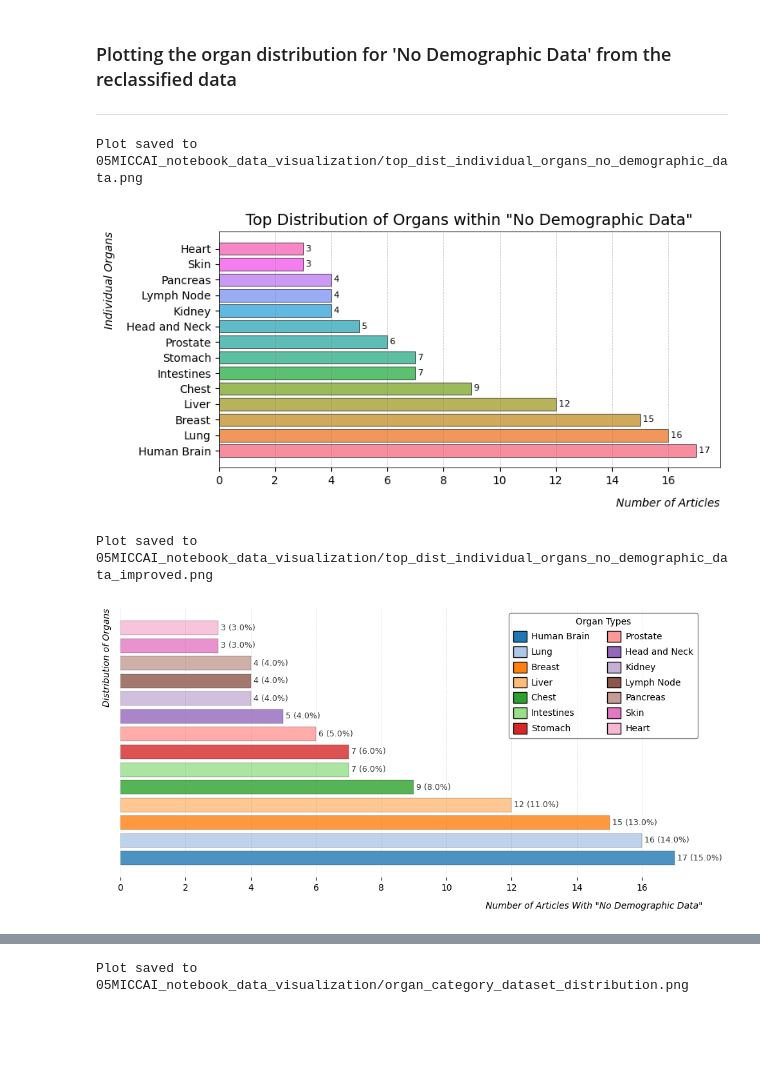
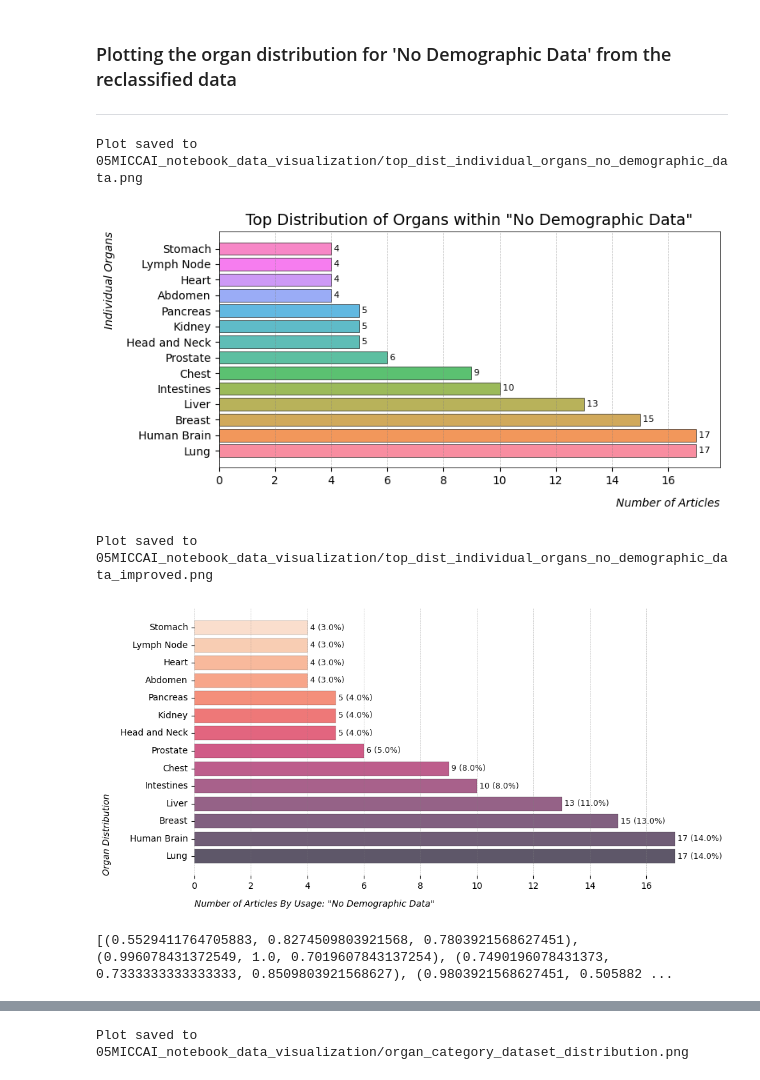
Before and after one commit to yasminsarkhosh/machine-learning-bsc-thesis-2024, a Jupyter notebook: project_submission/00_project/notebooks/05MICCAI_2023_Annotation_Analysis.ipynb, the cells around one changed output, grey strips where cells are left out. Saved outputs shown, nothing was run; the diff lists cells and outputs as text; code cells hidden in the pictures; blank space fills up the shorter version.

```diff
--- a/project_submission/00_project/notebooks/05MICCAI_2023_Annotation_Analysis.ipynb
+++ b/project_submission/00_project/notebooks/05MICCAI_2023_Annotation_Analysis.ipynb
@@ -128,7 +128,7 @@ organ_mapping = {
     'neck': 'Head and Neck',
     'head and neck': 'Head and Neck',
     'h&n': 'Head and Neck',
-    'abdomen': 'Stomach',
+    'abdomen': 'Abdomen',
     'stomach': 'Stomach',
     'chest': 'Chest',
     'eye': 'Eye',
@@ -160,7 +160,21 @@ organ_mapping = {
     'blood vessels': 'Blood Vessel',
     'No Organ Mentioned': 'Organ unspecified',
     'no organ mentioned': 'Organ unspecified',
-    'intestine': 'Intestines'
+    'intestine': 'Intestines',
+    'esohagus': 'Esophagus',
+    'small bowel': 'Intestines',
+    'large bowel': 'Intestines',
+    'duodenum': 'Intestines',
+    'trachea': 'Trachea',
+    'optical nerve': 'Optical Nerve',
+    'optical chiasm': 'Optical Chiasm',
+    'parotid': 'Parotid',
+    'submandibular gland': 'Submandibular Gland',
+    'mandible': 'Mandible',
+    'spinal cord': 'Spinal Cord',
+    'brainstem': 'Brainstem',
+    'skin': 'Skin',
+    'eye': 'Eye',
 }
 # %%
 def save_plot_to_folder(fig, filename, base_dir="05MICCAI_notebook_data_visualization"):
@@ -1498,6 +1544,6 @@ Total number of unique organ types researched: 18
 # %%
 # Read the cleaned annotation data
-filename = '00MICCAI_total_outputs/05MICCAI_all_outputs/05MICCAI_notebook_preprocessed_annotation_data.csv'
+filename = '05MICCAI_notebook_preprocessed_annotation_data.csv'
 df1 = pd.read_csv(filename)
 # %% [markdown]
 ### Distribution of Organ Categories and Individual Organs By Demographic Usage
@@ -1966,7 +2038,7 @@ save_plot_to_folder(plt, 'top_dist_individual_organs_no_demographic_data.png') #
 plt.show()
 # %% [output]
 Plot saved to 05MICCAI_notebook_data_visualization/top_dist_individual_organs_no_demographic_data.png
-[figure, old version]
+[figure, new version]
 # %%
 # Filter for top distribution of organs first
 top_dist_organs_percentage = grouped_no_demo_sorted.nlargest(14, 'Count')
@@ -1976,46 +2048,51 @@ total_count = top_dist_organs_percentage['Count'].sum()
 top_dist_organs_percentage['Percentage'] = (top_dist_organs_percentage['Count'] / total_count * 100).round(0)
 
 # Set the color palette using a gradient based on count
-colors = sns.color_palette("tab20", n_colors=len(top_dist_organs_percentage))
+colors = sns.color_palette("rocket", n_colors=len(top_dist_organs_percentage))
 
 # Plotting
 plt.figure(figsize=(10, 5))
-bars = plt.barh(top_dist_organs_percentage['organ_types'], top_dist_organs_percentage['Count'], color=colors, edgecolor='black', linewidth=0.2, alpha=0.8, height=0.8)
+bars = plt.barh(top_dist_organs_percentage['organ_types'], top_dist_organs_percentage['Count'], color=colors, edgecolor='black', linewidth=0.2,
+                alpha=0.7, height=0.8)
 
 # Add value labels to each bar
 for bar, pct in zip(bars, top_dist_organs_percentage['Percentage']):
     plt.text(bar.get_width(), bar.get_y() + bar.get_height() / 2, f' {int(bar.get_width())} ({pct}%)', va='center', ha='left', color='black', fontsize=9,
-            rotation=0, alpha=0.8, zorder=5)
+            rotation=0, alpha=0.9, zorder=5)
 
 #plt.title('Top Organ Distribution within "No Demographic Data"', fontsize=16)
-plt.xlabel('Number of Articles With "No Demographic Data"', fontsize=10, labelpad=10, loc='right', style='italic')
-plt.ylabel('Distribution of Organs', fontsize=10, labelpad=10, loc='top', style='italic')
+plt.xlabel('Number of Articles By Usage: "No Demographic Data"', fontsize=10, labelpad=10, loc='left', style='italic')
+plt.ylabel('Organ Distribution', fontsize=10, labelpad=10, loc='bottom', style='italic')
 
 plt.xticks(fontsize=10)
-plt.yticks([])
+plt.yticks(fontsize=10, va='center')
 
-plt.grid(axis='x', linestyle='--', which='both', color='gray', alpha=0.3)
+plt.grid(axis='x', linestyle='--', which='both', color='gray', alpha=0.5)
 
 # Remove the frame of the plot
 ax = plt.gca()  # Get current axis
 ax.spines['top'].set_visible(False)  # Remove the top spine
 ax.spines['right'].set_visible(False)  # Remove the right spine
 ax.spines['left'].set_visible(False)  # Remove the left spine
 ax.spines['bottom'].set_visible(False)  # Remove the bottom spine
 
-# Adding a legend for organ types
-ax.legend(handles=[plt.Rectangle((0,0),1,1, color=color, ec="k") for color in colors], labels=top_dist_organs_percentage['organ_types'].tolist(),
-            title="Organ Types",  loc='upper right', fontsize='10', shadow=False,
-            fancybox=True, ncol=2, frameon=True, edgecolor='black', framealpha=0.5, borderpad=0.5, labelspacing=0.5,
-            handlelength=1.5, handletextpad=0.5, handleheight=1.5)
+# # Adding a legend for organ types
+# ax.legend(handles=[plt.Rectangle((0,0),1,1, color=color, ec="k") for color in colors], labels=top_dist_organs_percentage['organ_types'].tolist(),
+#             title="Organ Types",  loc='upper right', fontsize='11', shadow=False,
+#             fancybox=True, ncol=2, frameon=True, edgecolor='black', framealpha=0.5, borderpad=0.5, labelspacing=0.5,
+#             handlelength=1.5, handletextpad=0.5, handleheight=1.5)
 
 
 plt.tight_layout()
 save_plot_to_folder(plt, 'top_dist_individual_organs_no_demographic_data_improved.png') # Save the plot to the plots folder
 plt.show()
 # %% [output]
 Plot saved to 05MICCAI_notebook_data_visualization/top_dist_individual_organs_no_demographic_data_improved.png
-[figure, old version]
+[figure, new version]
+# %%
+print(sns.color_palette())
+# %% [output]
+[(0.5529411764705883, 0.8274509803921568, 0.7803921568627451), (0.996078431372549, 1.0, 0.7019607843137254), (0.7490196078431373, 0.7333333333333333, 0.8509803921568627), (0.9803921568627451, 0.505882 ...
 # %%
 # Read the cleaned annotation data
 df1 = pd.read_csv(filename)
```
Also changed, not shown: parts of 27 cells of this notebook, 45 other files.
